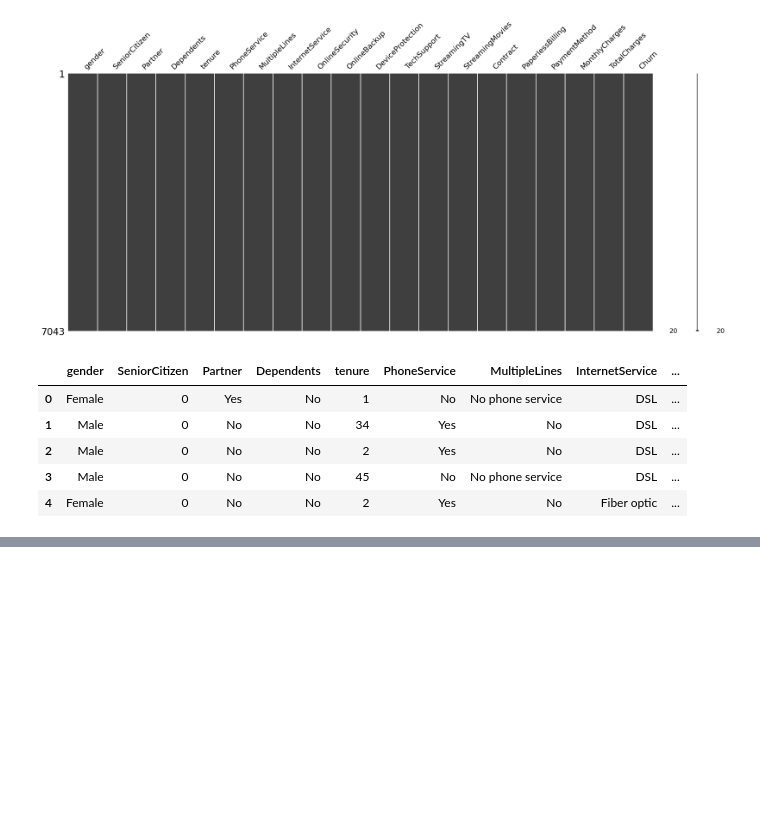
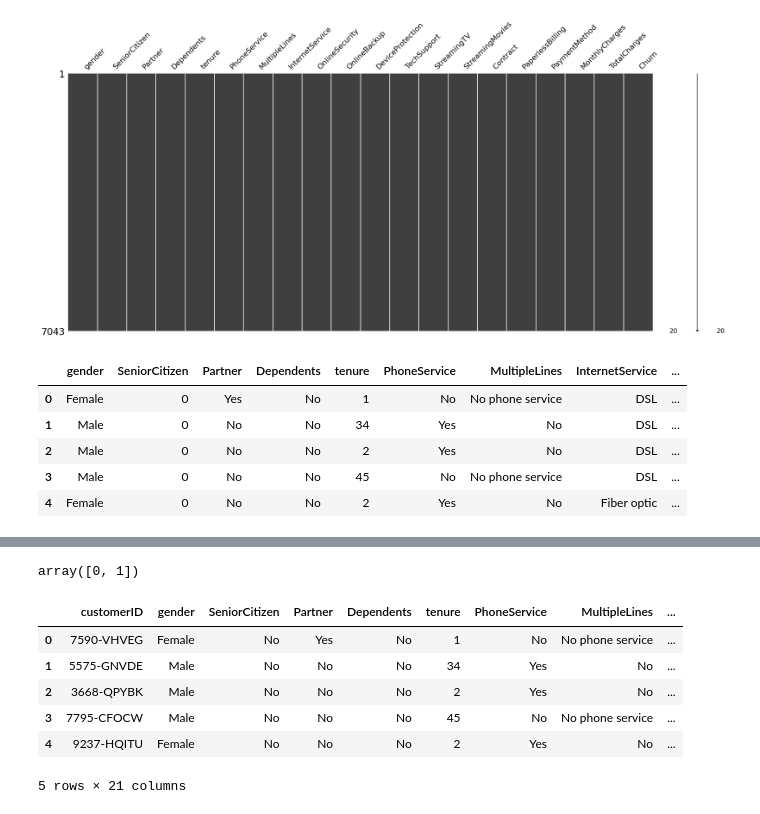
Before and after one commit to ss22aba/NEW, a Jupyter notebook: NEW_PROJECT.ipynb, the cells around one changed output, grey strips where cells are left out. Cells and saved outputs as stored; diff of their text form; code cells hidden in the pictures; blank space fills up the shorter version.

Commit message:
Tenure, Senior citizen

```diff
--- a/NEW_PROJECT.ipynb
+++ b/NEW_PROJECT.ipynb
@@ -139,0 +144,6 @@ data[data["tenure"] == 0]
+# %%
+# Drop rows where "tenure" is 0
+data.drop(labels=data[data["tenure"] == 0].index, axis = 0, inplace = True)
+
+# Checking
+data[data["tenure"] == 0]
@@ -139,0 +179,17 @@ data[data["tenure"] == 0]
+# %%
+# Get unique values in the 'SeniorCitizen' column
+data.SeniorCitizen.unique()
+# %% [output]
+array([0, 1])
+# %%
+# Map the 'SeniorCitizen' column values from {0: "No", 1: "Yes"}
+data.SeniorCitizen = data.SeniorCitizen.map({0: "No", 1: "Yes"})
+data.head()
+# %% [output]
+|  | customerID | gender | SeniorCitizen | Partner | Dependents | tenure | PhoneService | MultipleLines | ... |
+| 0 | 7590-VHVEG | Female | No | Yes | No | 1 | No | No phone service | ... |
+| 1 | 5575-GNVDE | Male | No | No | No | 34 | Yes | No | ... |
+| 2 | 3668-QPYBK | Male | No | No | No | 2 | Yes | No | ... |
+| 3 | 7795-CFOCW | Male | No | No | No | 45 | No | No phone service | ... |
+| 4 | 9237-HQITU | Female | No | No | No | 2 | Yes | No | ... |
+5 rows × 21 columns
```
Also changed, not shown: parts of 7 cells of this notebook.
